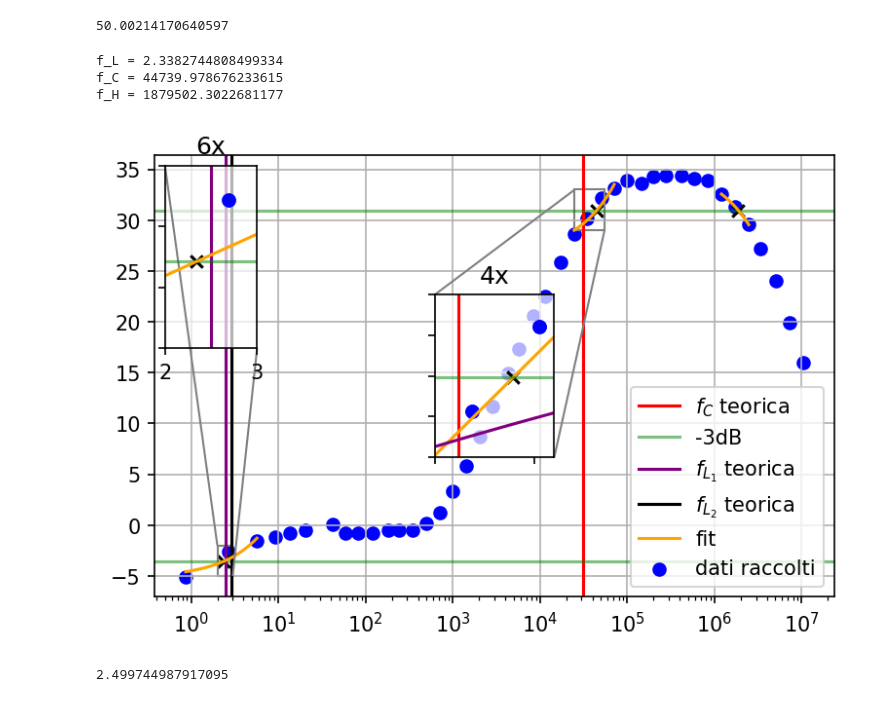
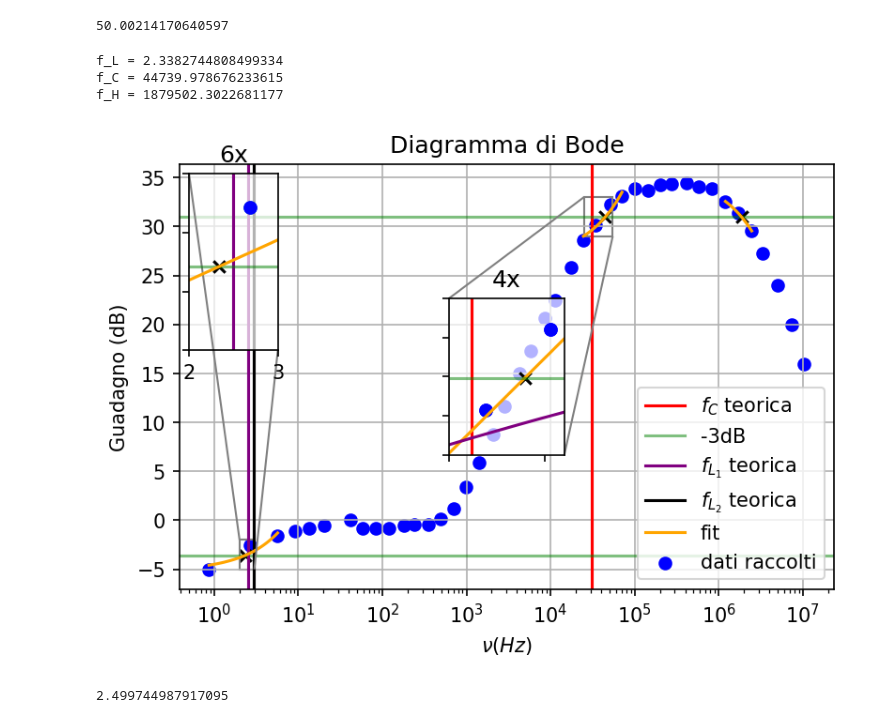
Before and after one commit to 1892051/LabSS, a Jupyter notebook: LabSS/esperienza_3/book.ipynb, the cells around one changed output. Saved outputs shown, nothing was run; the diff lists cells and outputs as text; code cells hidden in the pictures.

Commit message:
assi e titolo plot

```diff
--- a/LabSS/esperienza_3/book.ipynb
+++ b/LabSS/esperienza_3/book.ipynb
@@ -153,8 +153,9 @@ xf3 = (20*np.log10(T[27:34].mean()/np.sqrt(2)))/m_H - c_H/m_H
 plt.scatter(xf3, m_H*xf3+c_H,c="black", marker="x")
 
 plt.grid()
-
-
+plt.title("Diagramma di Bode")
+plt.xlabel("$\\nu (Hz)$")
+plt.ylabel("Guadagno (dB)")
 #per lo zoom sulla F_L
 
 axins = zoomed_inset_axes(ay, 6,loc="upper left")
@@ -185,34 +186,34 @@ plt.title("6x")
 #per lo zoom sulla F_H
 
 axins = zoomed_inset_axes(ay, 4,loc="center")
 axins.set_xlim(25000, 55000)
 axins.set_ylim(29,33)
 plt.scatter(nu,(20*np.log10(T)),color="blue", marker='o')
 #plt.plot(w,    H(w*2*np.pi), label="curva teorica")
 #plt.axhline(20*np.log10( T[8:14].mean()-3 ) ,color="red", label="-3dB")
 plt.axvline(1/(2*np.pi*r_e*(C_E)), c="r")
 #plt.grid(which="both")
 mark_inset(ay, axins, loc1=2, loc2=4, fc="none", ec="0.5")
 plt.xticks(visible=False)
 plt.yticks(visible=False)
 plt.plot(x_fit_C,y_fit_C,color="orange",label="fit")
 
 
 plt.plot(x_fit_C,20*np.log10(y_fit_C),color="purple")
 plt.scatter(nu,20*np.log10(T), label="dati raccolti", c="blue")
 plt.scatter(xf2,m_C*xf2+c_C,marker="x",color="black")
 axins.patch.set_alpha(.7)
 plt.axhline(20*np.log10(T[27:34].mean()/np.sqrt(2)),c="green", alpha=0.5)
 
 
 plt.title("4x")
 
 plt.savefig("Bode.png", dpi=300)
 # %% [output]
 f_L = 2.3382744808499334
 f_C = 44739.978676233615
 f_H = 1879502.3022681177
-[figure, old version]
+[figure, new version]
 # %%
 1/(2*np.pi*R_B*C_in)
 # %% [output]
```
